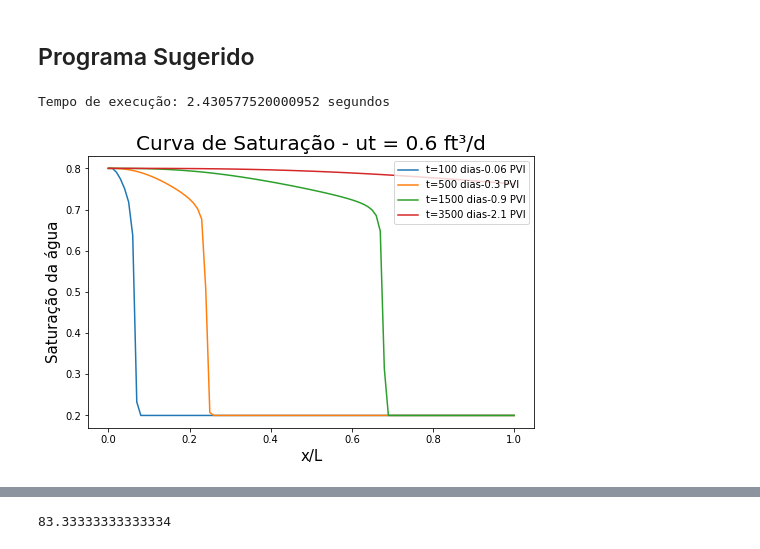
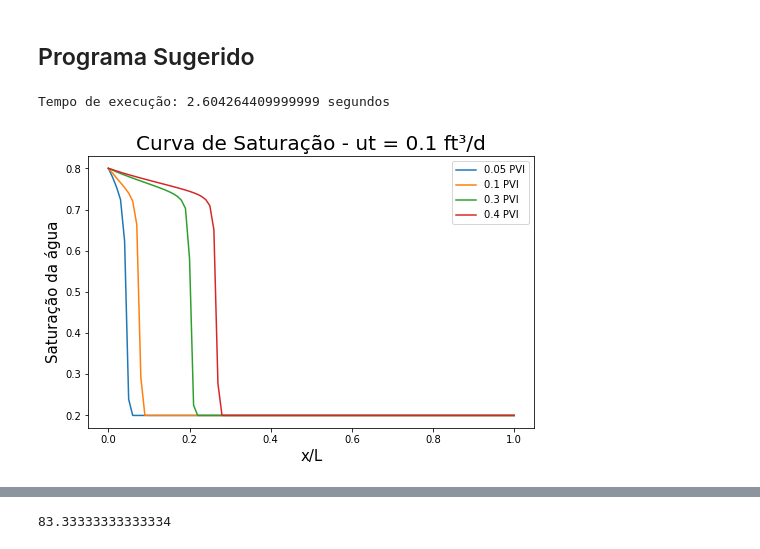
Before and after one commit to igcampos/Mestrado, a Jupyter notebook: saturacao_explicit.ipynb, the cells around one changed output, grey strips where cells are left out. Saved outputs shown, nothing was run; the diff lists cells and outputs as text; code cells hidden in the pictures.

```diff
--- a/saturacao_explicit.ipynb
+++ b/saturacao_explicit.ipynb
@@ -40,11 +40,11 @@ O tamanho dos elementos do grid em uma malha estruturada é 50.0, e o delta X é
 # %%
 #Calculo de Delta T
 #viscosidade da água
-visc_agua = 0.5 #cp
+visc_agua = 1 #cp
 #viscosidade do óleo
 visc_oleo = 1 #cp
 #velocidade total na injeção
-ut = 0.1 #ft³/d
+ut = 0.1 #ft/d
 #porosidade
 porosidade_meio = 0.2
 #tempo de simulação
@@ -75,8 +75,8 @@ kro_swi = 0.85
 #porosidade
 porosidade = porosidade_meio
 #parâmetros de Corey
-no = 3
-nw = 6
+no = 2
+nw = 2
 # %%
 #condição de contorno e inicial
 #Condição Inicial Sw(X,0)
@@ -214,26 +214,27 @@ for n in tempos_de_injecao:
 stop = timeit.default_timer()
 print('Tempo de execução: {} segundos'.format(stop-start))
 # %% [output]
-Tempo de execução: 2.430577520000952 segundos
+Tempo de execução: 2.604264409999999 segundos
 # %%
 #plotar os resultados
 matriz_resultado_saturacao = np.insert(matriz_resultado_saturacao, 0, values = 0.8, axis=1) #Adicionando o ponto referente a condição de contorno
 vetor_comprimento = np.linspace(0, 1, nx+1)
 fig = plt.figure(figsize=(8,5))
 ax = plt.subplot(1,1,1)
-#ax.plot(vetor_comprimento, matriz_resultado_saturacao[9], label = "0.01 PVI")
-ax.plot(vetor_comprimento, matriz_resultado_saturacao[9], label = "t=100 dias-0.06 PVI")
-ax.plot(vetor_comprimento, matriz_resultado_saturacao[49], label = "t=500 dias-0.3 PVI")
-ax.plot(vetor_comprimento, matriz_resultado_saturacao[149], label = "t=1500 dias-0.9 PVI")
-ax.plot(vetor_comprimento, matriz_resultado_saturacao[349], label = "t=3500 dias-2.1 PVI")
+
+
+ax.plot(vetor_comprimento, matriz_resultado_saturacao[49], label = "0.05 PVI")
+ax.plot(vetor_comprimento, matriz_resultado_saturacao[99], label = "0.1 PVI")
+ax.plot(vetor_comprimento, matriz_resultado_saturacao[299], label = "0.3 PVI")
+ax.plot(vetor_comprimento, matriz_resultado_saturacao[399], label = "0.4 PVI")
 
 ax.set_xlabel("x/L", fontsize=15)
 ax.set_ylabel("Saturação da água", fontsize=15)
-plt.title("Curva de Saturação - ut = 0.6 ft³/d", fontsize=20)
+plt.title("Curva de Saturação - ut = 0.1 ft³/d", fontsize=20)
 ax.legend(loc="upper right")
 plt.show()
 # %% [output]
-[figure, old version]
+[figure, new version]
 # %%
 pvi = ut*3500/(porosidade*tam_meio_poroso)
 pvi
```
Also changed, not shown: parts of 50 cells of this notebook.
